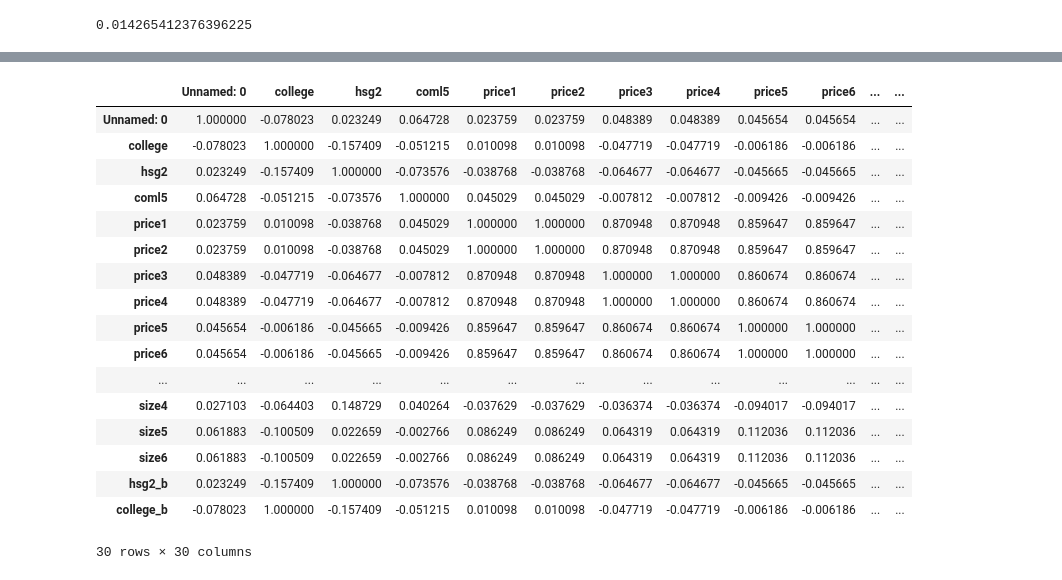
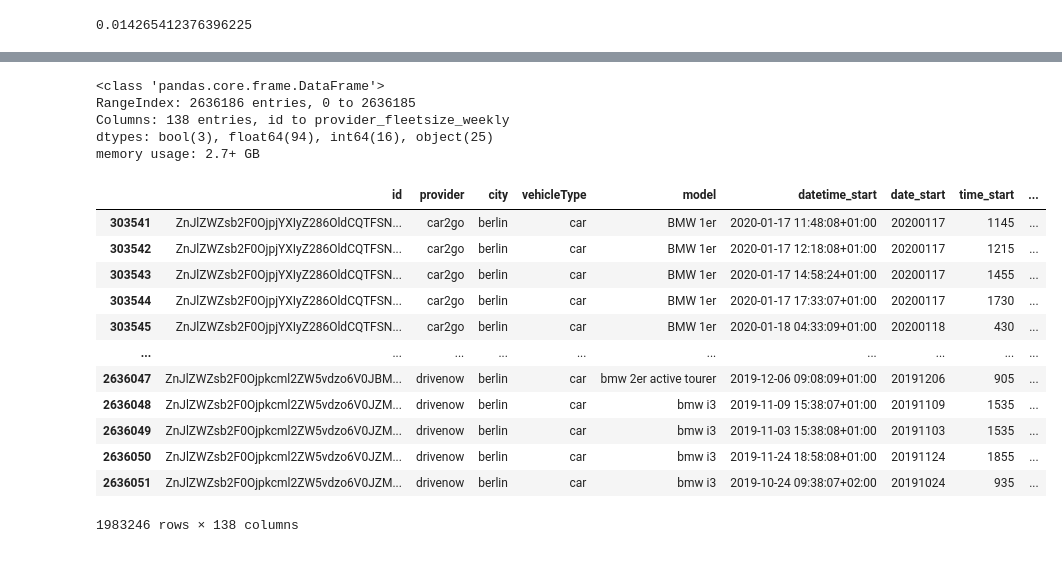
Before and after one commit to lucafanselau/bachelor-seminar-thesis, a Jupyter notebook: src/model.ipynb, the cells around one changed output, grey strips where cells are left out. Cells and saved outputs as stored; diff of their text form; code cells hidden in the pictures.

```diff
--- a/src/model.ipynb
+++ b/src/model.ipynb
@@ -134,24 +204,29 @@ UFuncTypeError: ufunc 'multiply' did not contain a loop with signature matching
-# %%
-# sns.heatmap()
-reduced = df[["hsg2_b", "college_b", "size", "type", "fuel"]]
-reduced.corr(method="kendall")
-df.corr()
-# %% [output]
-|  | Unnamed: 0 | college | hsg2 | coml5 | price1 | price2 | price3 | price4 | price5 | price6 | ... | ... |
-| Unnamed: 0 | 1.000000 | -0.078023 | 0.023249 | 0.064728 | 0.023759 | 0.023759 | 0.048389 | 0.048389 | 0.045654 | 0.045654 | ... | ... |
-| college | -0.078023 | 1.000000 | -0.157409 | -0.051215 | 0.010098 | 0.010098 | -0.047719 | -0.047719 | -0.006186 | -0.006186 | ... | ... |
-| hsg2 | 0.023249 | -0.157409 | 1.000000 | -0.073576 | -0.038768 | -0.038768 | -0.064677 | -0.064677 | -0.045665 | -0.045665 | ... | ... |
-| coml5 | 0.064728 | -0.051215 | -0.073576 | 1.000000 | 0.045029 | 0.045029 | -0.007812 | -0.007812 | -0.009426 | -0.009426 | ... | ... |
-| price1 | 0.023759 | 0.010098 | -0.038768 | 0.045029 | 1.000000 | 1.000000 | 0.870948 | 0.870948 | 0.859647 | 0.859647 | ... | ... |
-| price2 | 0.023759 | 0.010098 | -0.038768 | 0.045029 | 1.000000 | 1.000000 | 0.870948 | 0.870948 | 0.859647 | 0.859647 | ... | ... |
-| price3 | 0.048389 | -0.047719 | -0.064677 | -0.007812 | 0.870948 | 0.870948 | 1.000000 | 1.000000 | 0.860674 | 0.860674 | ... | ... |
-| price4 | 0.048389 | -0.047719 | -0.064677 | -0.007812 | 0.870948 | 0.870948 | 1.000000 | 1.000000 | 0.860674 | 0.860674 | ... | ... |
-| price5 | 0.045654 | -0.006186 | -0.045665 | -0.009426 | 0.859647 | 0.859647 | 0.860674 | 0.860674 | 1.000000 | 1.000000 | ... | ... |
-| price6 | 0.045654 | -0.006186 | -0.045665 | -0.009426 | 0.859647 | 0.859647 | 0.860674 | 0.860674 | 1.000000 | 1.000000 | ... | ... |
-| ... | ... | ... | ... | ... | ... | ... | ... | ... | ... | ... | ... | ... |
-| size4 | 0.027103 | -0.064403 | 0.148729 | 0.040264 | -0.037629 | -0.037629 | -0.036374 | -0.036374 | -0.094017 | -0.094017 | ... | ... |
-| size5 | 0.061883 | -0.100509 | 0.022659 | -0.002766 | 0.086249 | 0.086249 | 0.064319 | 0.064319 | 0.112036 | 0.112036 | ... | ... |
-| size6 | 0.061883 | -0.100509 | 0.022659 | -0.002766 | 0.086249 | 0.086249 | 0.064319 | 0.064319 | 0.112036 | 0.112036 | ... | ... |
-| hsg2_b | 0.023249 | -0.157409 | 1.000000 | -0.073576 | -0.038768 | -0.038768 | -0.064677 | -0.064677 | -0.045665 | -0.045665 | ... | ... |
-| college_b | -0.078023 | 1.000000 | -0.157409 | -0.051215 | 0.010098 | 0.010098 | -0.047719 | -0.047719 | -0.006186 | -0.006186 | ... | ... |
-30 rows × 30 columns
+# %%
+final_df = pd.read_csv("../data/final_dataset.csv")
+# %%
+final_df.info()
+# %% [output]
+<class 'pandas.core.frame.DataFrame'>
+RangeIndex: 2636186 entries, 0 to 2636185
+Columns: 138 entries, id to provider_fleetsize_weekly
+dtypes: bool(3), float64(94), int64(16), object(25)
+memory usage: 2.7+ GB
+# %%
+pd.set_option("display.max_columns", None)
+car_df = final_df[final_df["vehicleType"] == "car"]
+# %%
+car_df
+# %% [output]
+|  | id | provider | city | vehicleType | model | datetime_start | date_start | time_start | ... |
+| 303541 | ZnJlZWZsb2F0OjpjYXIyZ286OldCQTFSN... | car2go | berlin | car | BMW 1er | 2020-01-17 11:48:08+01:00 | 20200117 | 1145 | ... |
+| 303542 | ZnJlZWZsb2F0OjpjYXIyZ286OldCQTFSN... | car2go | berlin | car | BMW 1er | 2020-01-17 12:18:08+01:00 | 20200117 | 1215 | ... |
+| 303543 | ZnJlZWZsb2F0OjpjYXIyZ286OldCQTFSN... | car2go | berlin | car | BMW 1er | 2020-01-17 14:58:24+01:00 | 20200117 | 1455 | ... |
+| 303544 | ZnJlZWZsb2F0OjpjYXIyZ286OldCQTFSN... | car2go | berlin | car | BMW 1er | 2020-01-17 17:33:07+01:00 | 20200117 | 1730 | ... |
+| 303545 | ZnJlZWZsb2F0OjpjYXIyZ286OldCQTFSN... | car2go | berlin | car | BMW 1er | 2020-01-18 04:33:09+01:00 | 20200118 | 430 | ... |
+| ... | ... | ... | ... | ... | ... | ... | ... | ... | ... |
+| 2636047 | ZnJlZWZsb2F0Ojpkcml2ZW5vdzo6V0JBM... | drivenow | berlin | car | bmw 2er active tourer | 2019-12-06 09:08:09+01:00 | 20191206 | 905 | ... |
+| 2636048 | ZnJlZWZsb2F0Ojpkcml2ZW5vdzo6V0JZM... | drivenow | berlin | car | bmw i3 | 2019-11-09 15:38:07+01:00 | 20191109 | 1535 | ... |
+| 2636049 | ZnJlZWZsb2F0Ojpkcml2ZW5vdzo6V0JZM... | drivenow | berlin | car | bmw i3 | 2019-11-03 15:38:08+01:00 | 20191103 | 1535 | ... |
+| 2636050 | ZnJlZWZsb2F0Ojpkcml2ZW5vdzo6V0JZM... | drivenow | berlin | car | bmw i3 | 2019-11-24 18:58:08+01:00 | 20191124 | 1855 | ... |
+| 2636051 | ZnJlZWZsb2F0Ojpkcml2ZW5vdzo6V0JZM... | drivenow | berlin | car | bmw i3 | 2019-10-24 09:38:07+02:00 | 20191024 | 935 | ... |
+1983246 rows × 138 columns
```
Also changed, not shown: parts of 12 cells of this notebook, 10 other files.
